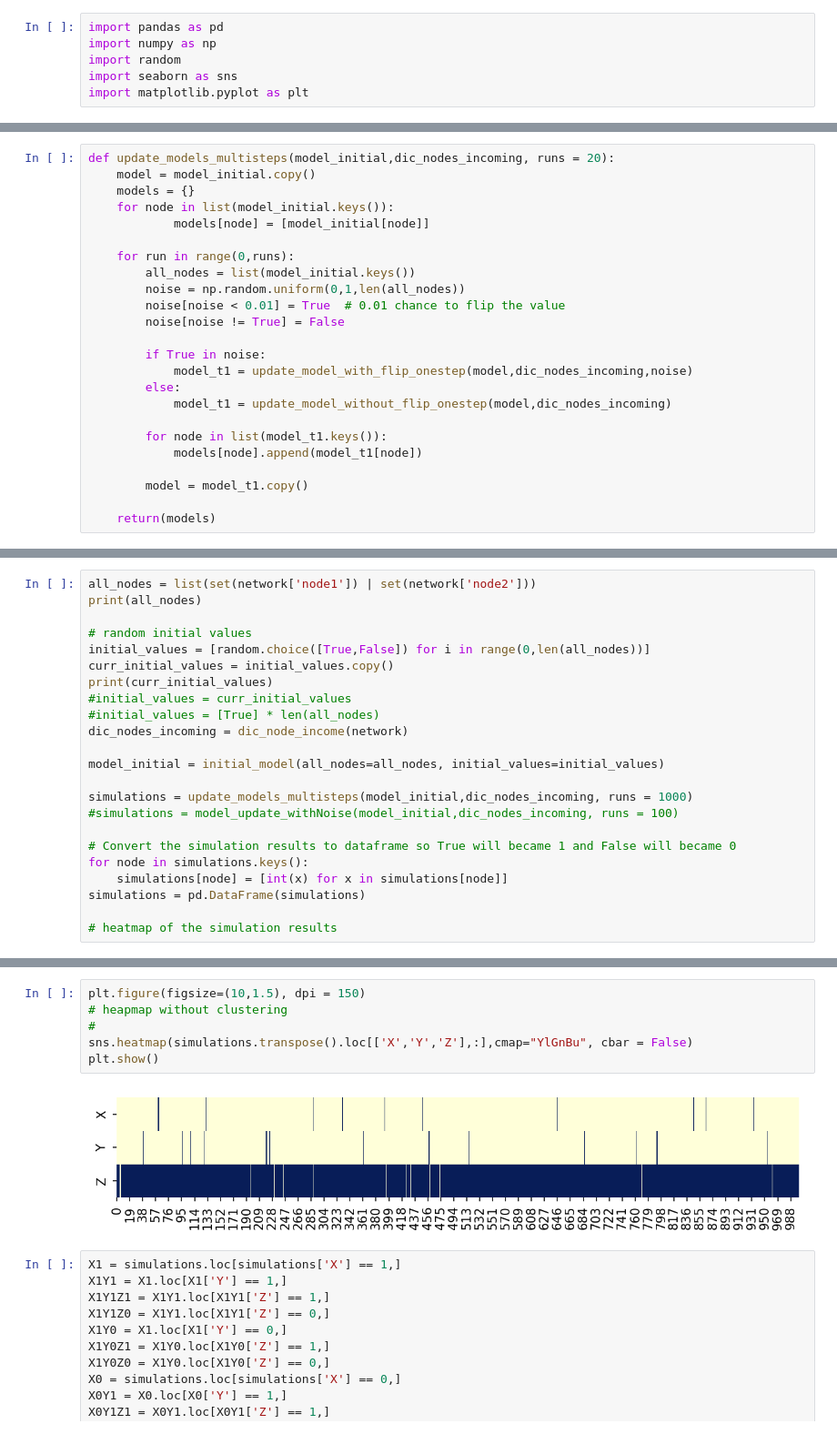
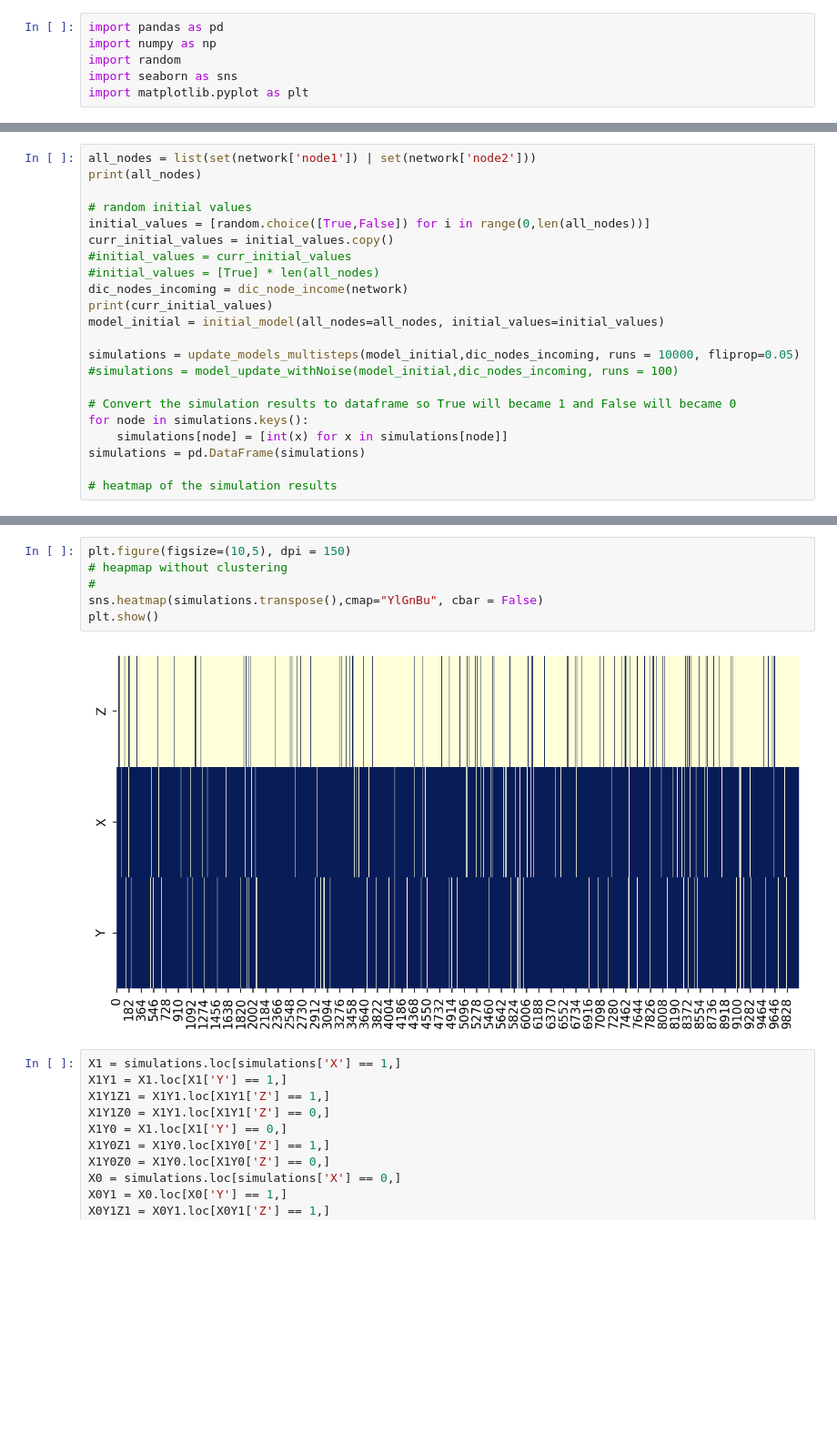
Before and after one commit to IlyaLab/BNMPy, a Jupyter notebook: Simulation.ipynb, the cells around one changed output, grey strips where cells are left out. Shown at 91% size. Saved outputs shown, nothing was run; the diff lists cells and outputs as text; blank space fills up the shorter version.

Commit message:
revised simulation

```diff
--- a/Simulation.ipynb
+++ b/Simulation.ipynb
@@ -293,24 +159,0 @@ def update_model_without_flip_onestep(model_t0,dic_nodes_incoming):
-# %%
-def update_models_multisteps(model_initial,dic_nodes_incoming, runs = 20):
-    model = model_initial.copy()
-    models = {}
-    for node in list(model_initial.keys()):
-            models[node] = [model_initial[node]]
-
-    for run in range(0,runs):
-        all_nodes = list(model_initial.keys())
-        noise = np.random.uniform(0,1,len(all_nodes))
-        noise[noise < 0.01] = True  # 0.01 chance to flip the value
-        noise[noise != True] = False
-
-        if True in noise:
-            model_t1 = update_model_with_flip_onestep(model,dic_nodes_incoming,noise)
-        else:
-            model_t1 = update_model_without_flip_onestep(model,dic_nodes_incoming)
-
-        for node in list(model_t1.keys()):
-            models[node].append(model_t1[node])
-
-        model = model_t1.copy()
-
-    return(models)
@@ -370,14 +191,13 @@ print(all_nodes)
 # random initial values
 initial_values = [random.choice([True,False]) for i in range(0,len(all_nodes))]
 curr_initial_values = initial_values.copy()
-print(curr_initial_values)
 #initial_values = curr_initial_values
 #initial_values = [True] * len(all_nodes)
 dic_nodes_incoming = dic_node_income(network)
-
+print(curr_initial_values)
 model_initial = initial_model(all_nodes=all_nodes, initial_values=initial_values)
 
-simulations = update_models_multisteps(model_initial,dic_nodes_incoming, runs = 1000)
+simulations = update_models_multisteps(model_initial,dic_nodes_incoming, runs = 10000, fliprop=0.05)
 #simulations = model_update_withNoise(model_initial,dic_nodes_incoming, runs = 100)
 
 # Convert the simulation results to dataframe so True will became 1 and False will became 0
@@ -397,11 +212,11 @@ initial_values
 # %%
-plt.figure(figsize=(10,1.5), dpi = 150)
+plt.figure(figsize=(10,5), dpi = 150)
 # heapmap without clustering
 #
-sns.heatmap(simulations.transpose().loc[['X','Y','Z'],:],cmap="YlGnBu", cbar = False)
+sns.heatmap(simulations.transpose(),cmap="YlGnBu", cbar = False)
 plt.show()
 # %% [output]
-[figure, old version]
+[figure, new version]
 # %%
 X1 = simulations.loc[simulations['X'] == 1,]
 X1Y1 = X1.loc[X1['Y'] == 1,]
```
Also changed, not shown: parts of 14 cells of this notebook.
